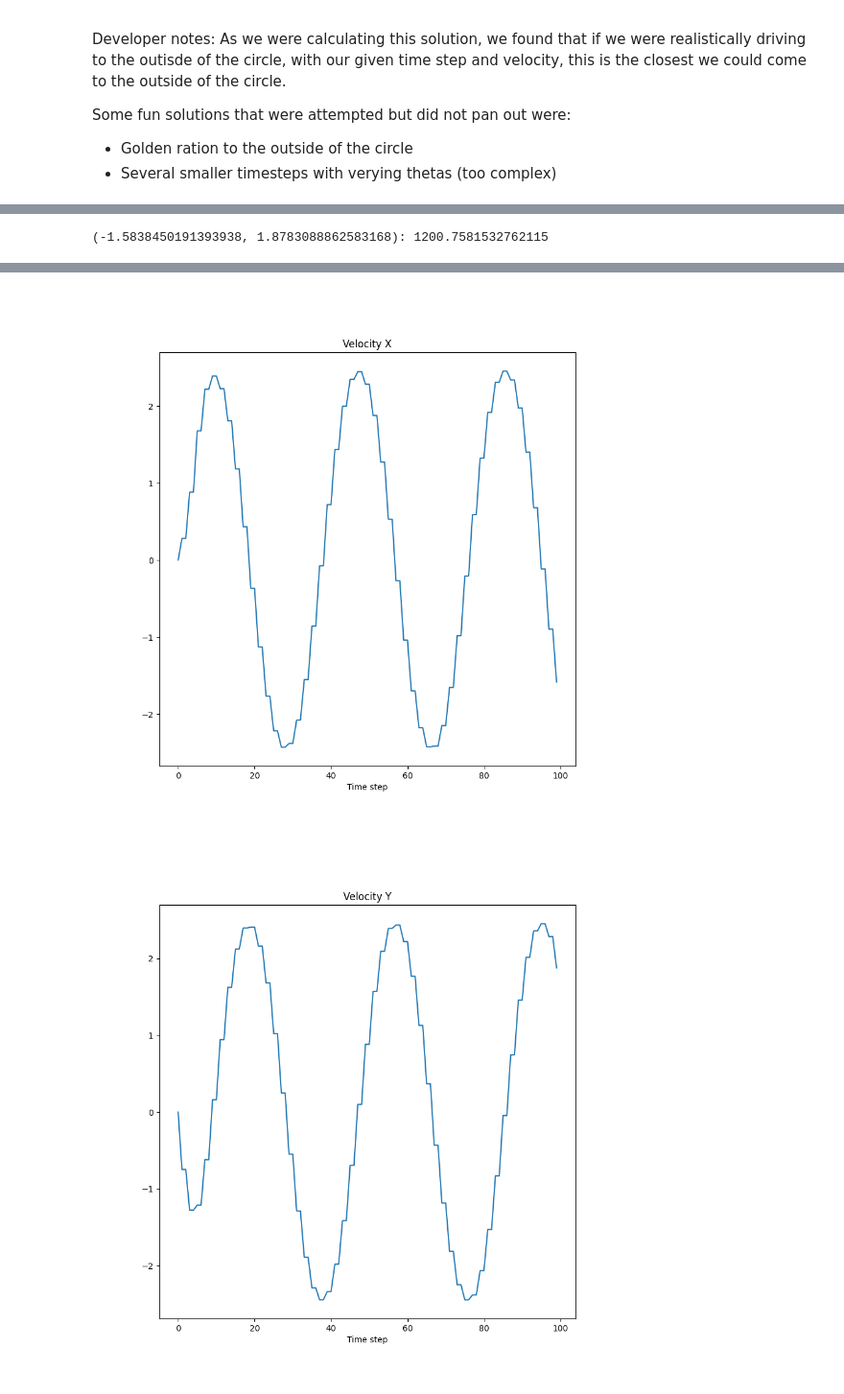
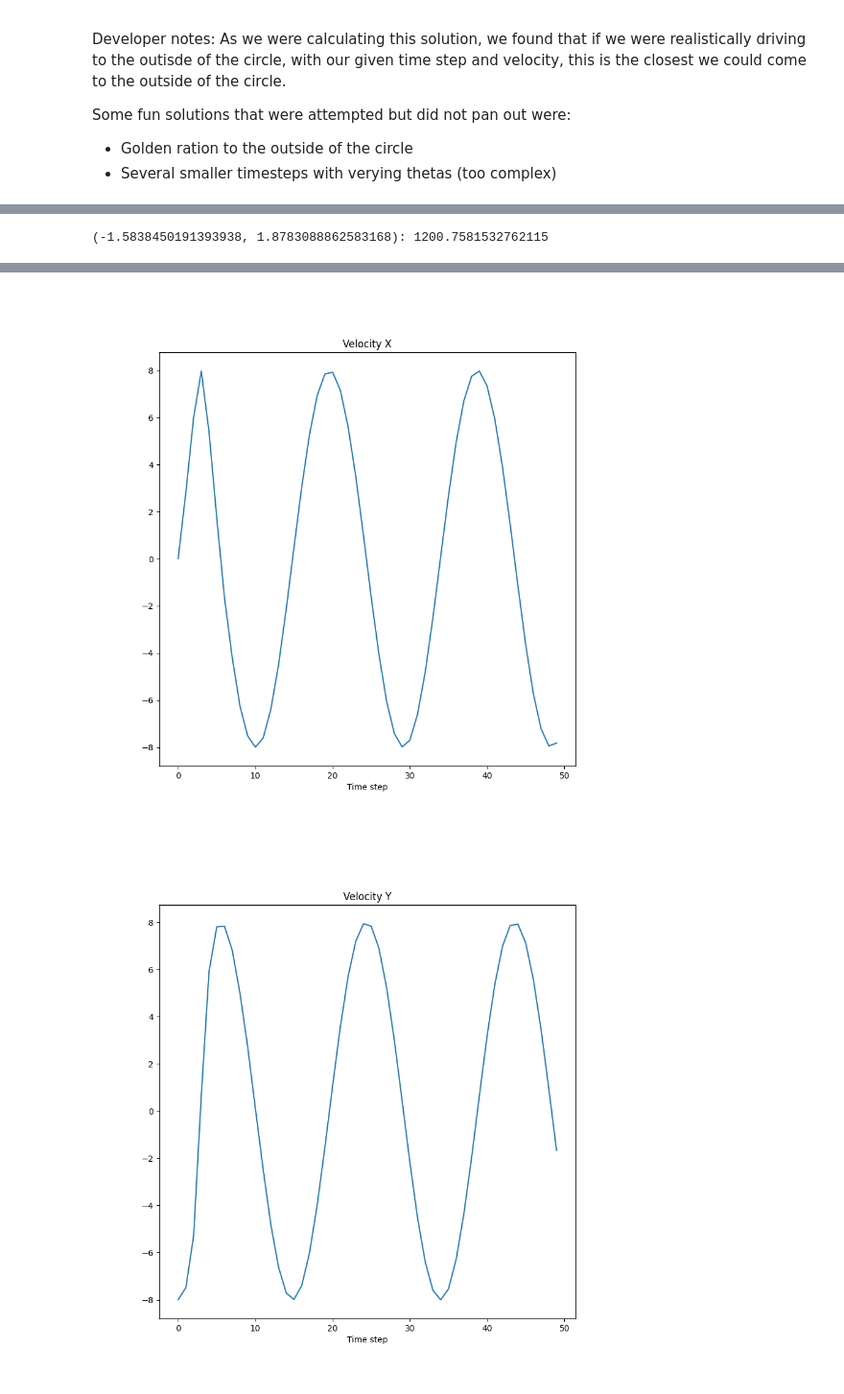
Before and after one commit to jonathan-crandall/CS5510-Robot-Intelligence, a Jupyter notebook: midterm_1.ipynb, the cells around one changed output, grey strips where cells are left out. Shown at 96% size. Saved outputs shown, nothing was run; the diff lists cells and outputs as text; code cells hidden in the pictures.

Commit message:
fixed the angular momentum

```diff
--- a/midterm_1.ipynb
+++ b/midterm_1.ipynb
@@ -12,7 +12,7 @@ import matplotlib.pyplot as plot
 from matplotlib.animation import FuncAnimation
 from matplotlib.patches import Circle
 # %%
-def plot_path_x_y_angular_velocities(path_x, path_y, angular_momentum, radius=2.5) -> None:
+def plot_path_x_y_angular_velocities(path_x, path_y, x_vel, y_vel,angular_momentum, radius=2.5) -> None:
 
     # Graph the path of the robot
     figure, axes = plot.subplots()
@@ -25,11 +25,6 @@ def plot_path_x_y_angular_velocities(path_x, path_y, angular_momentum, radius=2.
     for index, path in enumerate(path_x):
         axes.plot(path_x[index], path_y[index], lw=4)
 
-    # Flatten lists
-    path_x = [item for sublist in path_x for item in sublist]
-    path_y = [item for sublist in path_y for item in sublist]
-    angular_momentum = [item for sublist in angular_momentum for item in sublist]
-
     # Plot angular momentum by command (each command has constant angular momentum)
     figure, axes = plot.subplots()
     figure.set_size_inches(9, 9)
@@ -40,14 +35,14 @@ def plot_path_x_y_angular_velocities(path_x, path_y, angular_momentum, radius=2.
     # Plot x position by time
     figure, axes = plot.subplots()
     figure.set_size_inches(9, 9)
-    axes.plot(path_x, label="x")
+    axes.plot(x_vel, label="x")
     axes.set_xlabel("Time step")
     axes.set_title("Velocity X")
 
     # Plot y position by time
     figure, axes = plot.subplots()
     figure.set_size_inches(9, 9)
-    axes.plot(path_y, label="y")
+    axes.plot(y_vel, label="y")
     axes.set_xlabel("Time step")
     axes.set_title("Velocity Y")
 # %% [markdown]
@@ -99,8 +94,10 @@ class SkidRobot:
         return (self.width, self.length)
 
     def get_angular_momentum(self, duration, velocity_left, velocity_right) -> float:
-        delta_theta = duration * ((velocity_right - velocity_left) / self.width)
-        return radians(delta_theta)
+        theta = (velocity_right - velocity_left) / self.width
+        vel_x = ((velocity_right + velocity_left) / 2) * sin(self.theta)
+        vel_y = ((velocity_right + velocity_left) / 2) * cos(self.theta)
+        return (theta, vel_x, vel_y)
 
     def calculate_error_move(self, vl, vr, dt=0.1):
         r = self.get_r(vl, vr)
@@ -145,7 +142,7 @@ sub_path_x, sub_path_y, sub_angular_momentum = robot.move_for_duration(duration,
 
 path_x.append(sub_path_x)
 path_y.append(sub_path_y)
-angular_momentum.append(sub_angular_momentum)
+angular_momentum += sub_angular_momentum
 
 # Turn in place 90
 duration, velocity_left, velocity_right = 1, 0.43197, -.43197
@@ -154,14 +151,14 @@ sub_path_x, sub_path_y, sub_angular_momentum = robot.move_for_duration(duration,
 
 path_x.append(sub_path_x)
 path_y.append(sub_path_y)
-angular_momentum.append(sub_angular_momentum)
+angular_momentum += sub_angular_momentum
 
 duration, velocity_left, velocity_right = 1.9, 8.92, 7.08
-sub_path_x, sub_path_y, sub_angular_momentum = robot.move_for_duration(duration, velocity_left, velocity_right, 0.1)
+sub_path_x, sub_path_y, sub_angular_momentum = robot.move_for_duration(duration, velocity_left, velocity_right)
 
 
 path_x.append(sub_path_x)
 path_y.append(sub_path_y)
-angular_momentum.append(sub_angular_momentum)
+angular_momentum += sub_angular_momentum
 # %% [markdown]
 ## Plot the resulting path
@@ -176,7 +175,6 @@ plot_path_x_y_angular_velocities(path_x, path_y, angular_momentum)
 # Section B: Ackerman Steering
 # %%
 
-from asyncio import current_task
 from matplotlib.patches import Circle
 
 class AckermanRobot:
@@ -234,9 +232,12 @@ class AckermanRobot:
         return (self.width, self.length)
 
     def get_angular_momentum(self, duration, velocity, theta_w) -> float:
-        delta_theta = duration * (velocity / self.width)
-        return delta_theta
 
+        delta_theta = (velocity / self.length) * tan(theta_w)
+        vel_x = -velocity * sin(self.theta)
+        vel_y = velocity * cos(self.theta)
+
+        return (delta_theta, vel_x, vel_y)
     def calculate_error_move(self, v, theta, duration, dt=0.1):
         guide = Circle((self.x - 2.5, self.y), 2.5, fill=False)
         tx = []
@@ -433,10 +443,13 @@ for i in range(50):
 
     path_x.append(sub_path_x)
     path_y.append(sub_path_y)
-    angular_momentum.append(sub_angular_momentum)
+    angular_momentum += sub_angular_momentum
 
 print(f"({robot.x}, {robot.y}): {degrees(robot.theta)}")
-plot_path_x_y_angular_velocities(path_x, path_y, angular_momentum)
+
+angular, x_vel, y_vel = [i[0] for i in angular_momentum], [i[1] for i in angular_momentum], [i[2] for i in angular_momentum]
+
+plot_path_x_y_angular_velocities(path_x, path_y, x_vel, y_vel, angular)
 # %% [output]
 (-1.5838450191393938, 1.8783088862583168): 1200.7581532762115
 [figure]
@@ -444,5 +457,5 @@ plot_path_x_y_angular_velocities(path_x, path_y, angular_momentum)
-[figure, old version]
+[figure, new version]
-[figure, old version]
+[figure, new version]
 # %% [markdown]
 ## Section C: Calculating Error
 
```
Also changed, not shown: parts of 9 cells of this notebook, 1 other file.
